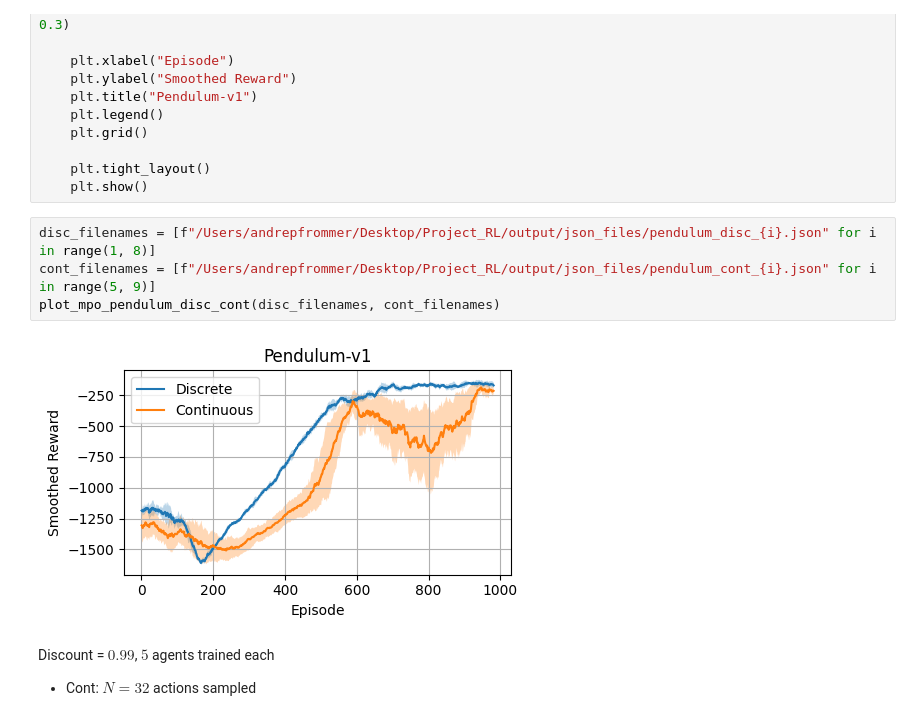
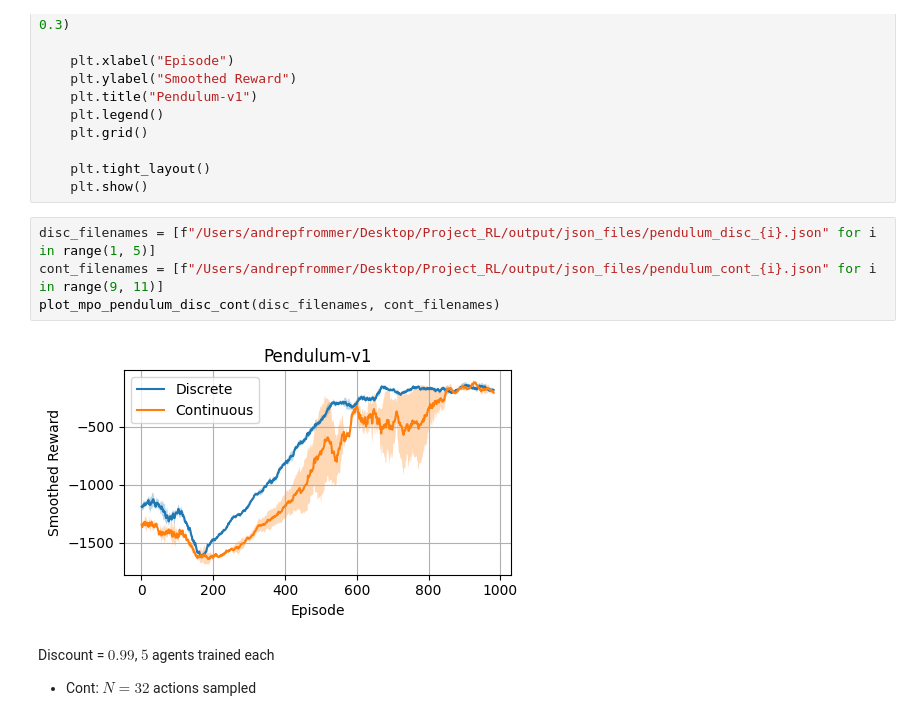
Before and after one commit to danielflat/Laser-Hockey, a Jupyter notebook: experiments/010_Pfrommer_Plotting.ipynb, the cells around one changed output. Drawn from its saved outputs; the diff is of its cells as text.

```diff
--- a/experiments/010_Pfrommer_Plotting.ipynb
+++ b/experiments/010_Pfrommer_Plotting.ipynb
@@ -284,11 +284,11 @@ def plot_mpo_pendulum_disc_cont(disc_filenames, cont_filenames):
     plt.tight_layout()
     plt.show()
 # %%
-disc_filenames = [f"/Users/andrepfrommer/Desktop/Project_RL/output/json_files/pendulum_disc_{i}.json" for i in range(1, 8)]
-cont_filenames = [f"/Users/andrepfrommer/Desktop/Project_RL/output/json_files/pendulum_cont_{i}.json" for i in range(5, 9)]
+disc_filenames = [f"/Users/andrepfrommer/Desktop/Project_RL/output/json_files/pendulum_disc_{i}.json" for i in range(1, 5)]
+cont_filenames = [f"/Users/andrepfrommer/Desktop/Project_RL/output/json_files/pendulum_cont_{i}.json" for i in range(9, 11)]
 plot_mpo_pendulum_disc_cont(disc_filenames, cont_filenames)
 # %% [output]
-[figure, old version]
+[figure, new version]
 # %% [markdown]
 Discount = $0.99$, $5$ agents trained each
 - Cont: $N = 32$ actions sampled
```
Also changed, not shown: parts of 3 cells of this notebook, 7 other files.
